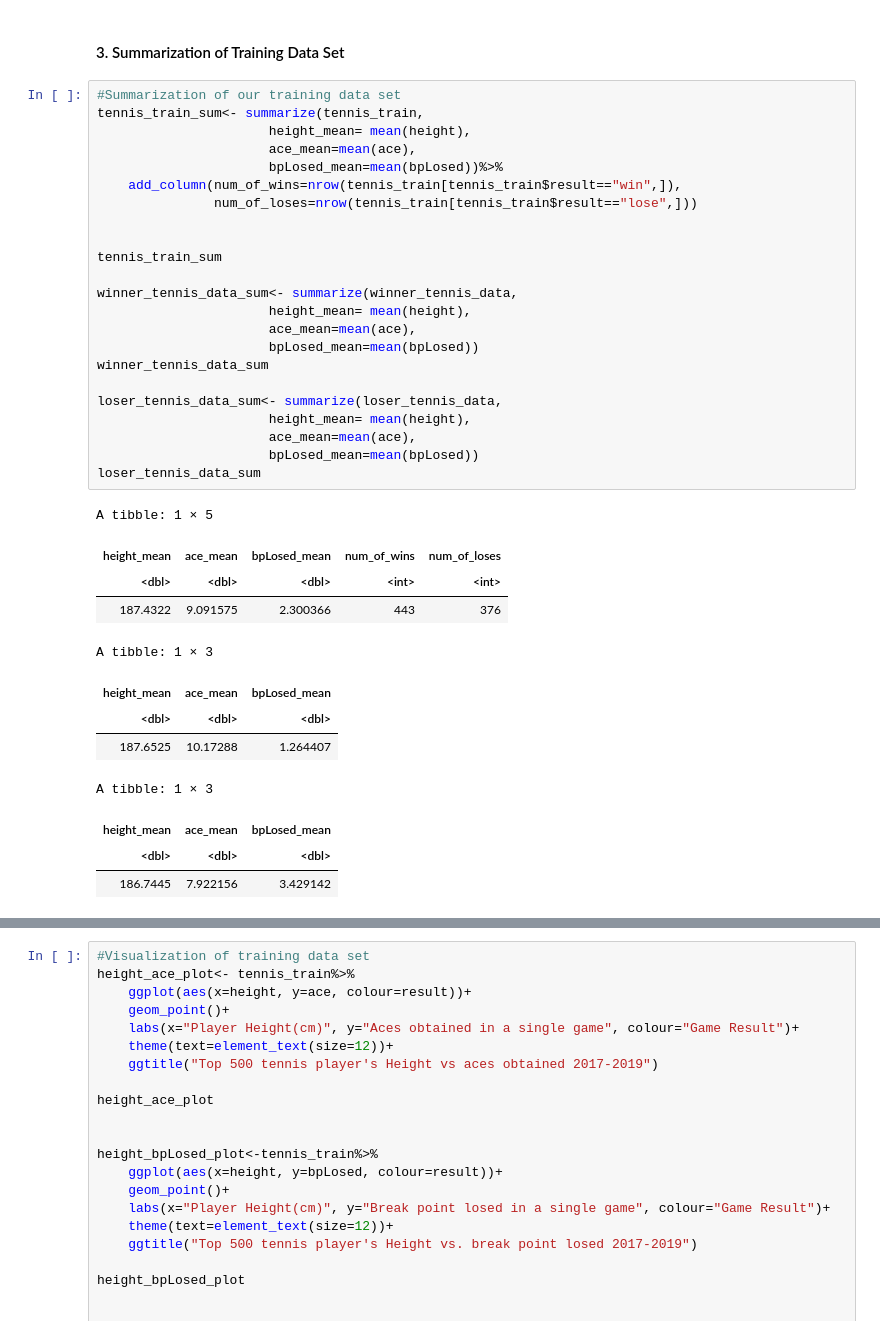
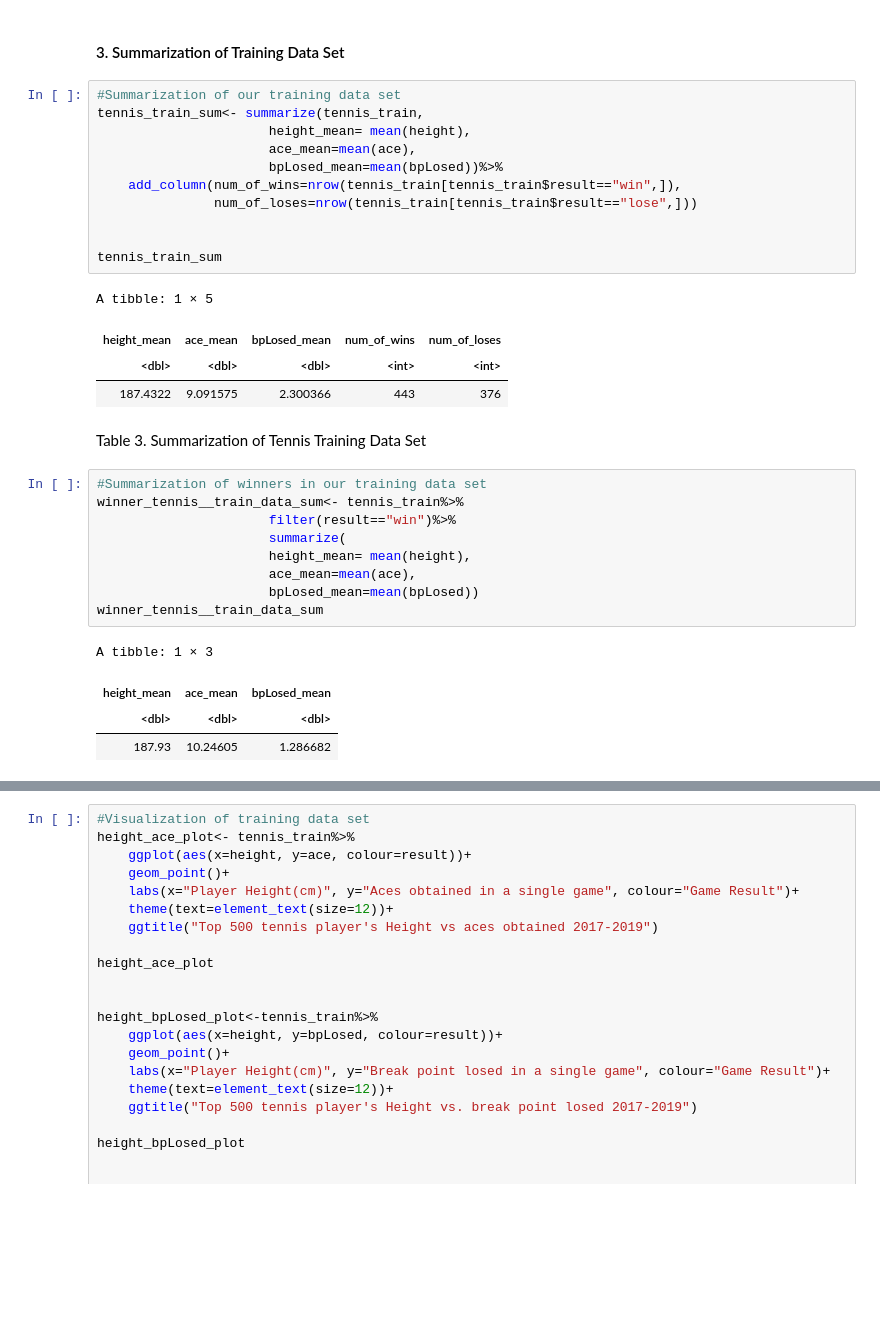
Before and after one commit to Hannah-900/Group_Project, a Jupyter notebook: Final Project Report.ipynb, the cells around one changed output, grey strips where cells are left out. Saved outputs shown, nothing was run; the diff lists cells and outputs as text; blank space fills up the shorter version.

```diff
--- a/Final Project Report.ipynb
+++ b/Final Project Report.ipynb
@@ -158,28 +160,24 @@ tennis_train_sum<- summarize(tennis_train,
 
 
 tennis_train_sum
-
-winner_tennis_data_sum<- summarize(winner_tennis_data,
-                      height_mean= mean(height),
-                      ace_mean=mean(ace),
-                      bpLosed_mean=mean(bpLosed))
-winner_tennis_data_sum
-
-loser_tennis_data_sum<- summarize(loser_tennis_data,
-                      height_mean= mean(height),
-                      ace_mean=mean(ace),
-                      bpLosed_mean=mean(bpLosed))
-loser_tennis_data_sum
 # %% [output]
 A tibble: 1 × 5
 | height_mean | ace_mean | bpLosed_mean | num_of_wins | num_of_loses |
 | <dbl> | <dbl> | <dbl> | <int> | <int> |
 | 187.4322 | 9.091575 | 2.300366 | 443 | 376 |
-A tibble: 1 × 3
-| height_mean | ace_mean | bpLosed_mean |
-| <dbl> | <dbl> | <dbl> |
-| 187.6525 | 10.17288 | 1.264407 |
-A tibble: 1 × 3
-| height_mean | ace_mean | bpLosed_mean |
-| <dbl> | <dbl> | <dbl> |
-| 186.7445 | 7.922156 | 3.429142 |
+# %% [markdown]
+Table 3. Summarization of Tennis Training Data Set
+# %%
+#Summarization of winners in our training data set
+winner_tennis__train_data_sum<- tennis_train%>%
+                      filter(result=="win")%>%
+                      summarize(
+                      height_mean= mean(height),
+                      ace_mean=mean(ace),
+                      bpLosed_mean=mean(bpLosed))
+winner_tennis__train_data_sum
+# %% [output]
+A tibble: 1 × 3
+| height_mean | ace_mean | bpLosed_mean |
+| <dbl> | <dbl> | <dbl> |
+| 187.93 | 10.24605 | 1.286682 |
```
Also changed, not shown: parts of 23 cells of this notebook.
